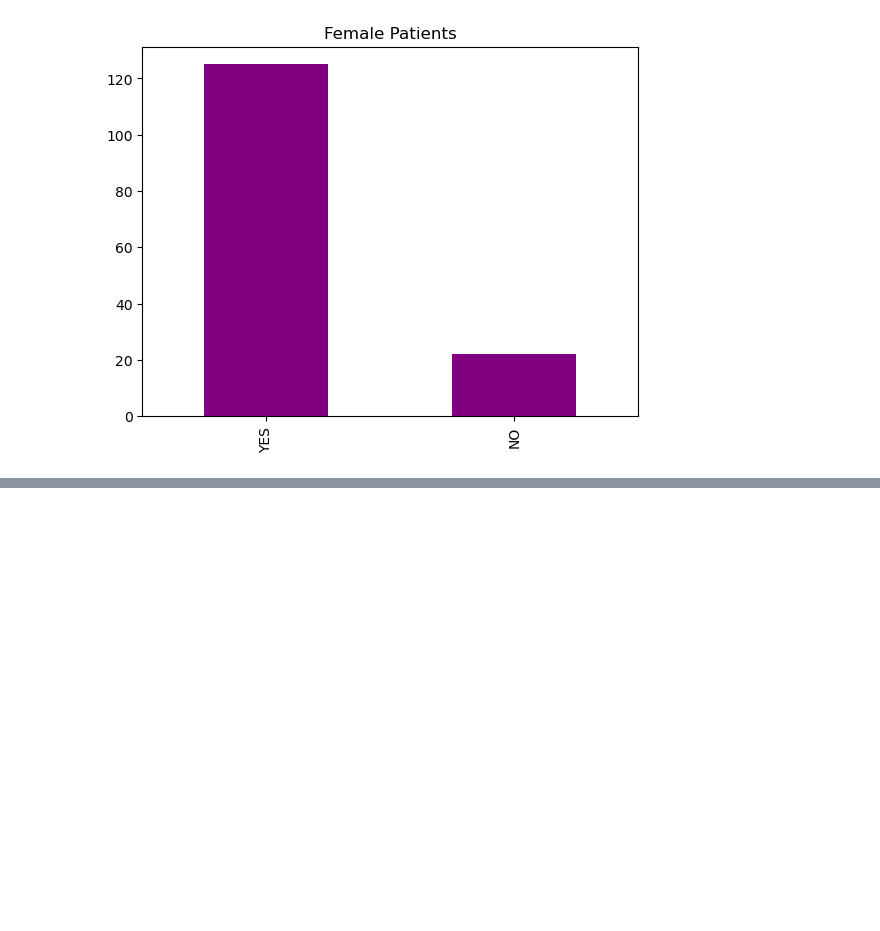
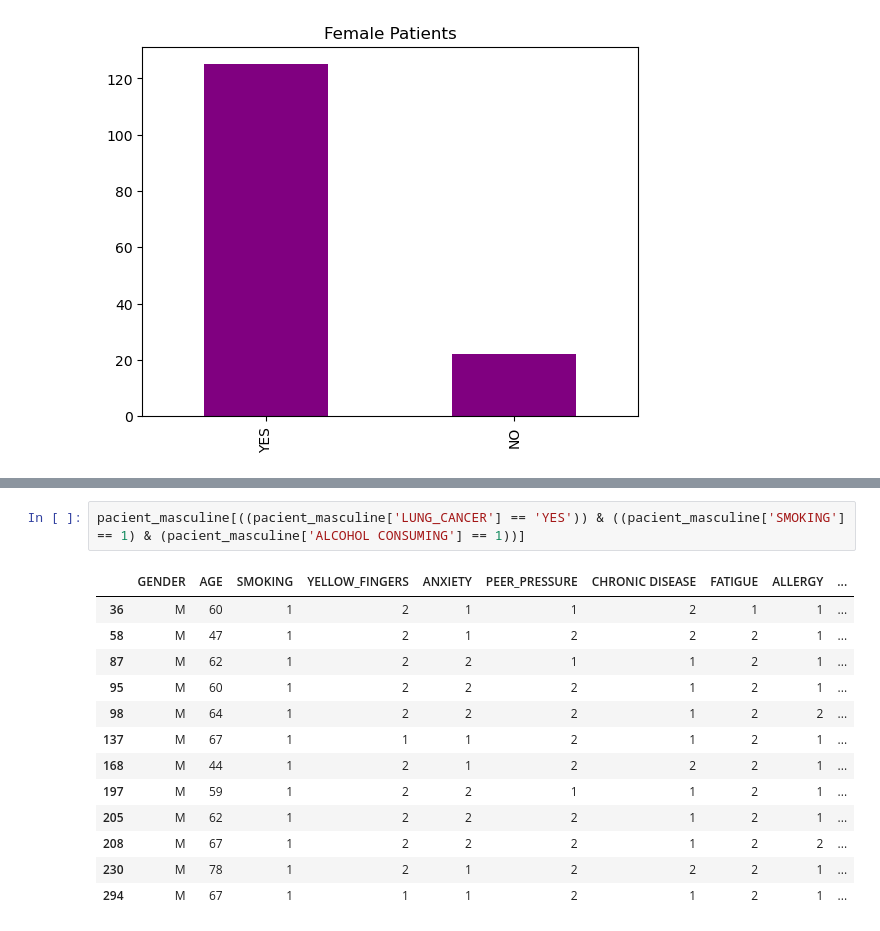
Before and after one commit to VazRos03/PracticaData, a Jupyter notebook: cancer/analisisDataCancer2.ipynb, the cells around one changed output, grey strips where cells are left out. Drawn from its saved outputs; the diff is of its cells as text; blank space fills up the shorter version.

```diff
--- a/cancer/analisisDataCancer2.ipynb
+++ b/cancer/analisisDataCancer2.ipynb
@@ -134,0 +160,16 @@ pacient_female['LUNG_CANCER'].value_counts().plot(kind='bar', title='Female Pati
+# %%
+pacient_masculine[((pacient_masculine['LUNG_CANCER'] == 'YES')) & ((pacient_masculine['SMOKING'] == 1) & (pacient_masculine['ALCOHOL CONSUMING'] == 1))]
+# %% [output]
+|  | GENDER | AGE | SMOKING | YELLOW_FINGERS | ANXIETY | PEER_PRESSURE | CHRONIC DISEASE | FATIGUE | ALLERGY | ... |
+| 36 | M | 60 | 1 | 2 | 1 | 1 | 2 | 1 | 1 | ... |
+| 58 | M | 47 | 1 | 2 | 1 | 2 | 2 | 2 | 1 | ... |
+| 87 | M | 62 | 1 | 2 | 2 | 1 | 1 | 2 | 1 | ... |
+| 95 | M | 60 | 1 | 2 | 2 | 2 | 1 | 2 | 1 | ... |
+| 98 | M | 64 | 1 | 2 | 2 | 2 | 1 | 2 | 2 | ... |
+| 137 | M | 67 | 1 | 1 | 1 | 2 | 1 | 2 | 1 | ... |
+| 168 | M | 44 | 1 | 2 | 1 | 2 | 2 | 2 | 1 | ... |
+| 197 | M | 59 | 1 | 2 | 2 | 1 | 1 | 2 | 1 | ... |
+| 205 | M | 62 | 1 | 2 | 2 | 2 | 1 | 2 | 1 | ... |
+| 208 | M | 67 | 1 | 2 | 2 | 2 | 1 | 2 | 2 | ... |
+| 230 | M | 78 | 1 | 2 | 1 | 2 | 2 | 2 | 1 | ... |
+| 294 | M | 67 | 1 | 1 | 1 | 2 | 1 | 2 | 1 | ... |
```
Also changed, not shown: parts of 4 cells of this notebook.
